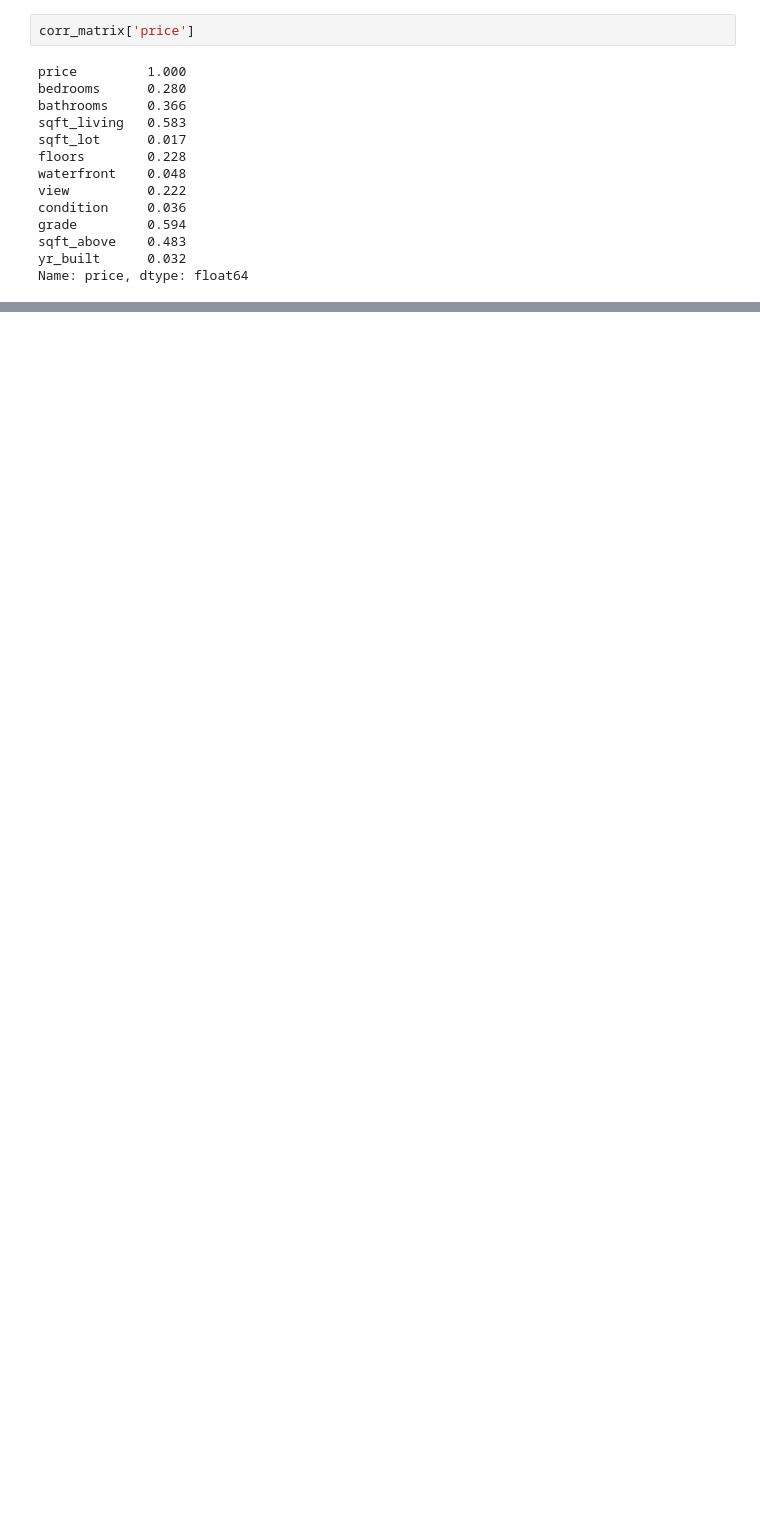
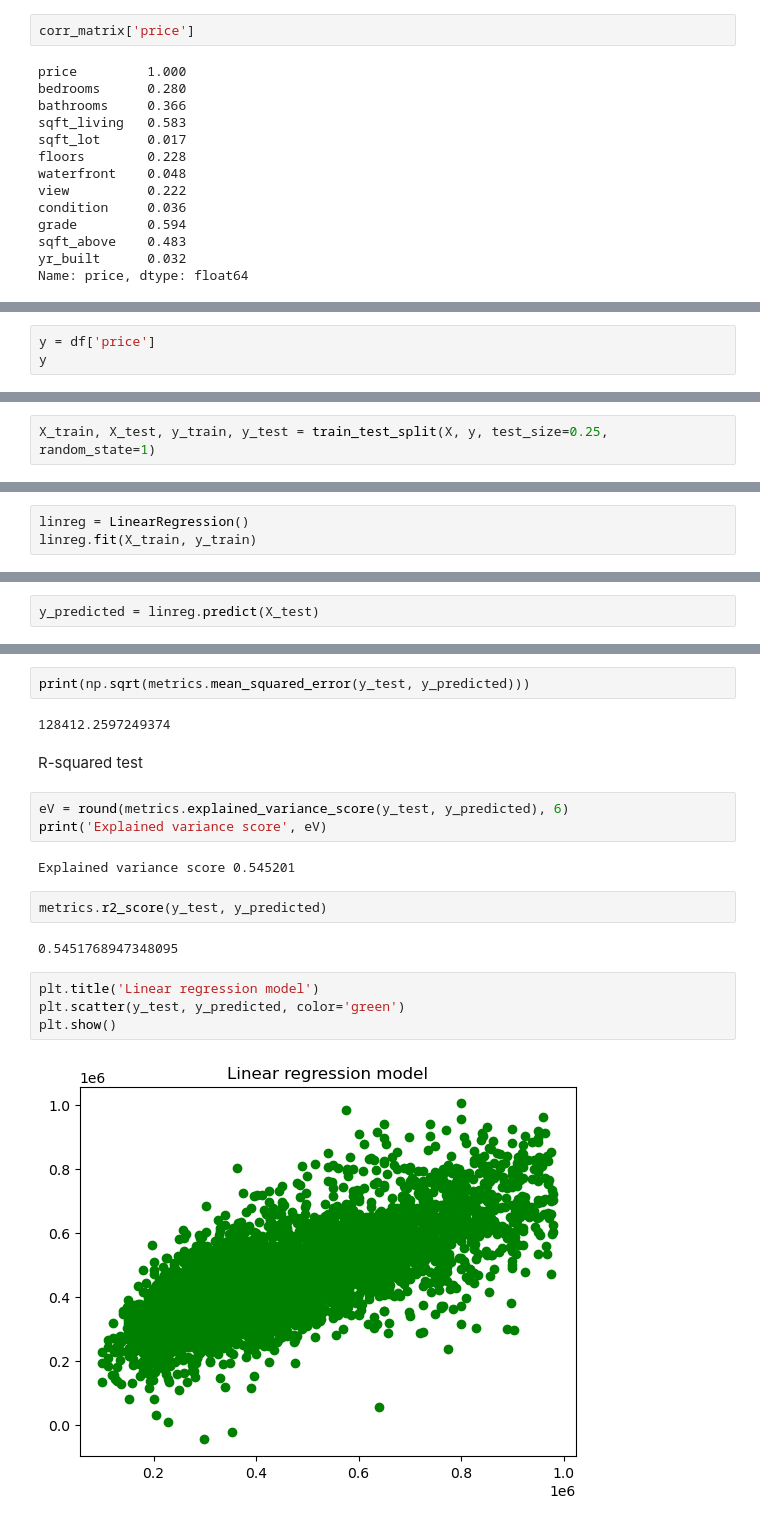
Before and after one commit to cph-oo221/Dat4-BI-MP3, a Jupyter notebook: MP3 - machine learning by regression.ipynb, the cells around one changed output, grey strips where cells are left out. Saved outputs shown, nothing was run; the diff lists cells and outputs as text; blank space fills up the shorter version.

Commit message:
updated regression models

```diff
--- a/MP3 - machine learning by regression.ipynb
+++ b/MP3 - machine learning by regression.ipynb
@@ -302,0 +350,3 @@ Least informative attributes, potentiale for removel:
+# %%
+y = df['price']
+y
@@ -302,0 +366,2 @@ Least informative attributes, potentiale for removel:
+# %%
+X_train, X_test, y_train, y_test = train_test_split(X, y, test_size=0.25, random_state=1)
@@ -302,0 +372,3 @@ Least informative attributes, potentiale for removel:
+# %%
+linreg = LinearRegression()
+linreg.fit(X_train, y_train)
@@ -302,0 +408,2 @@ Least informative attributes, potentiale for removel:
+# %%
+y_predicted = linreg.predict(X_test)
@@ -302,0 +417,21 @@ Least informative attributes, potentiale for removel:
+# %%
+print(np.sqrt(metrics.mean_squared_error(y_test, y_predicted)))
+# %% [output]
+128412.2597249374
+# %% [markdown]
+R-squared test
+# %%
+eV = round(metrics.explained_variance_score(y_test, y_predicted), 6)
+print('Explained variance score', eV)
+# %% [output]
+Explained variance score 0.545201
+# %%
+metrics.r2_score(y_test, y_predicted)
+# %% [output]
+0.5451768947348095
+# %%
+plt.title('Linear regression model')
+plt.scatter(y_test, y_predicted, color='green')
+plt.show()
+# %% [output]
+[figure, added]
```
Also changed, not shown: parts of 44 cells of this notebook.
